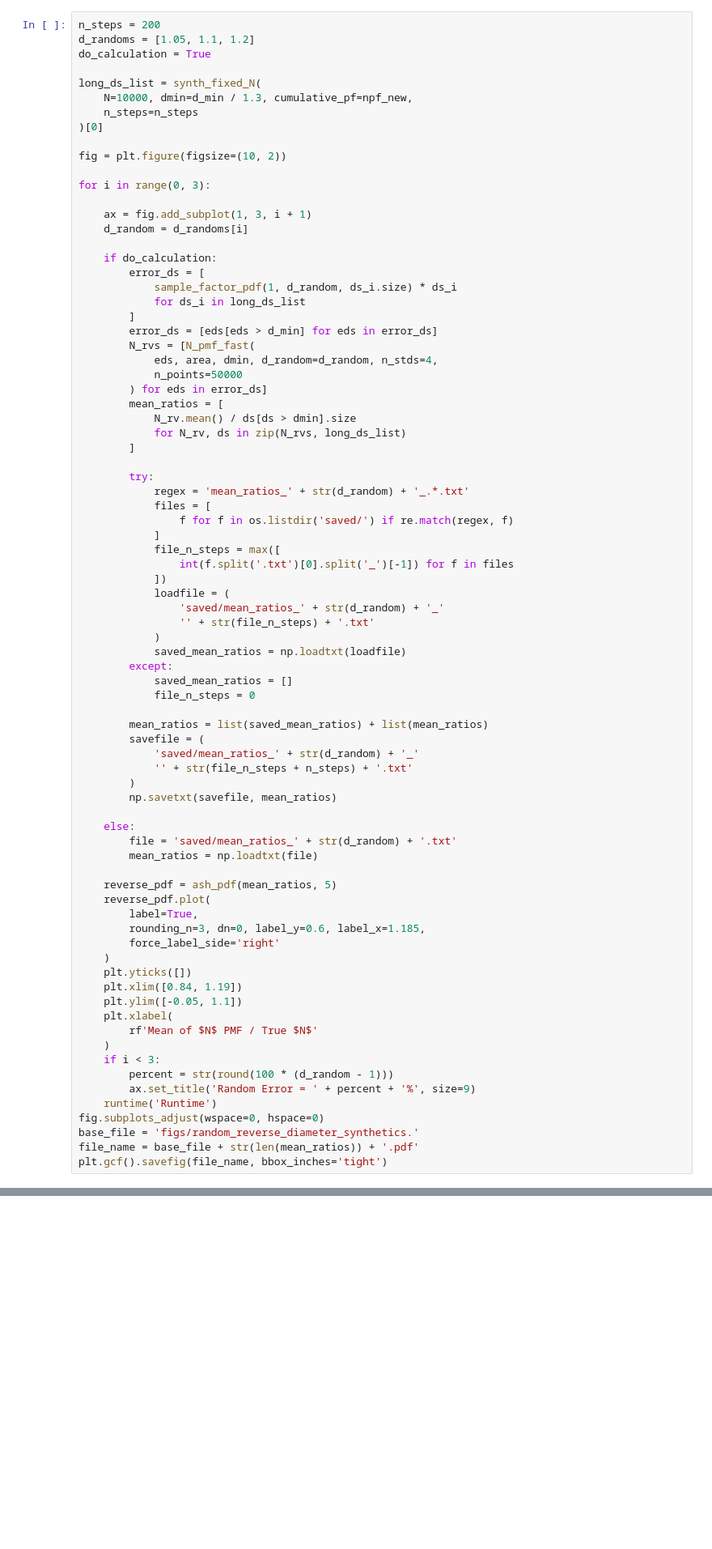
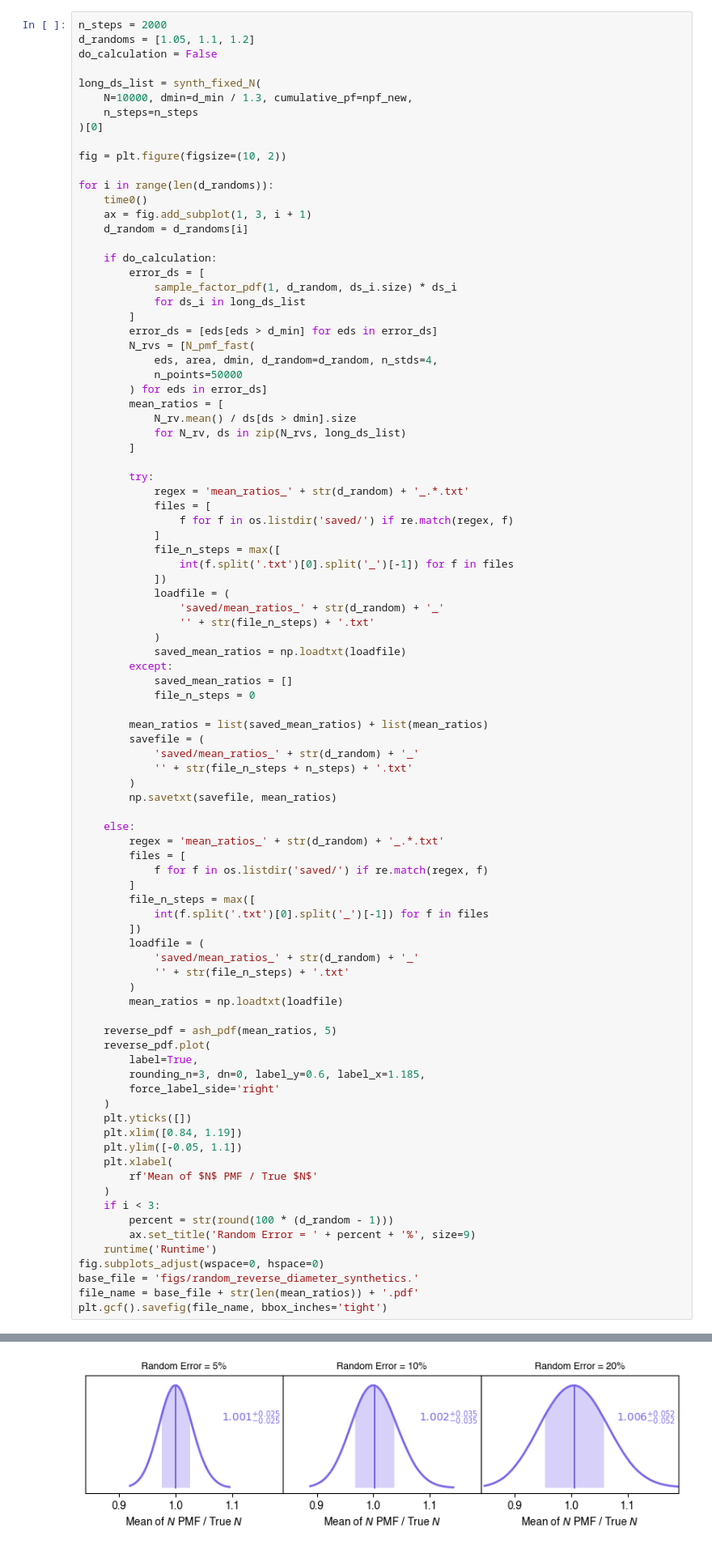
Before and after one commit to samwbell/cratersfd, a Jupyter notebook: calc/diameter_error_synthetic_figure.ipynb, the cells around one changed output, grey strips where cells are left out. Shown at 81% size. Saved outputs shown, nothing was run; the diff lists cells and outputs as text; blank space fills up the shorter version.

```diff
--- a/calc/diameter_error_synthetic_figure.ipynb
+++ b/calc/diameter_error_synthetic_figure.ipynb
@@ -153,7 +153,7 @@ Runtime: 2.84561 seconds
 # %%
-n_steps = 200
+n_steps = 2000
 d_randoms = [1.05, 1.1, 1.2]
-do_calculation = True
+do_calculation = False
 
 long_ds_list = synth_fixed_N(
     N=10000, dmin=d_min / 1.3, cumulative_pf=npf_new,
@@ -162,8 +162,8 @@ long_ds_list = synth_fixed_N(
 
 fig = plt.figure(figsize=(10, 2))
 
-for i in range(0, 3):
-
+for i in range(len(d_randoms)):
+    time0()
     ax = fig.add_subplot(1, 3, i + 1)
     d_random = d_randoms[i]
 
@@ -207,8 +207,18 @@ for i in range(0, 3):
         np.savetxt(savefile, mean_ratios)
 
     else:
-        file = 'saved/mean_ratios_' + str(d_random) + '.txt'
-        mean_ratios = np.loadtxt(file)
+        regex = 'mean_ratios_' + str(d_random) + '_.*.txt'
+        files = [
+            f for f in os.listdir('saved/') if re.match(regex, f)
+        ]
+        file_n_steps = max([
+            int(f.split('.txt')[0].split('_')[-1]) for f in files
+        ])
+        loadfile = (
+            'saved/mean_ratios_' + str(d_random) + '_'
+            '' + str(file_n_steps) + '.txt'
+        )
+        mean_ratios = np.loadtxt(loadfile)
 
     reverse_pdf = ash_pdf(mean_ratios, 5)
     reverse_pdf.plot(
@@ -236 +247,2 @@ Call time0() to set a baseline time.
+[figure, added]
 # %%
```
Also changed, not shown: parts of 4 cells of this notebook, 7 other files.
